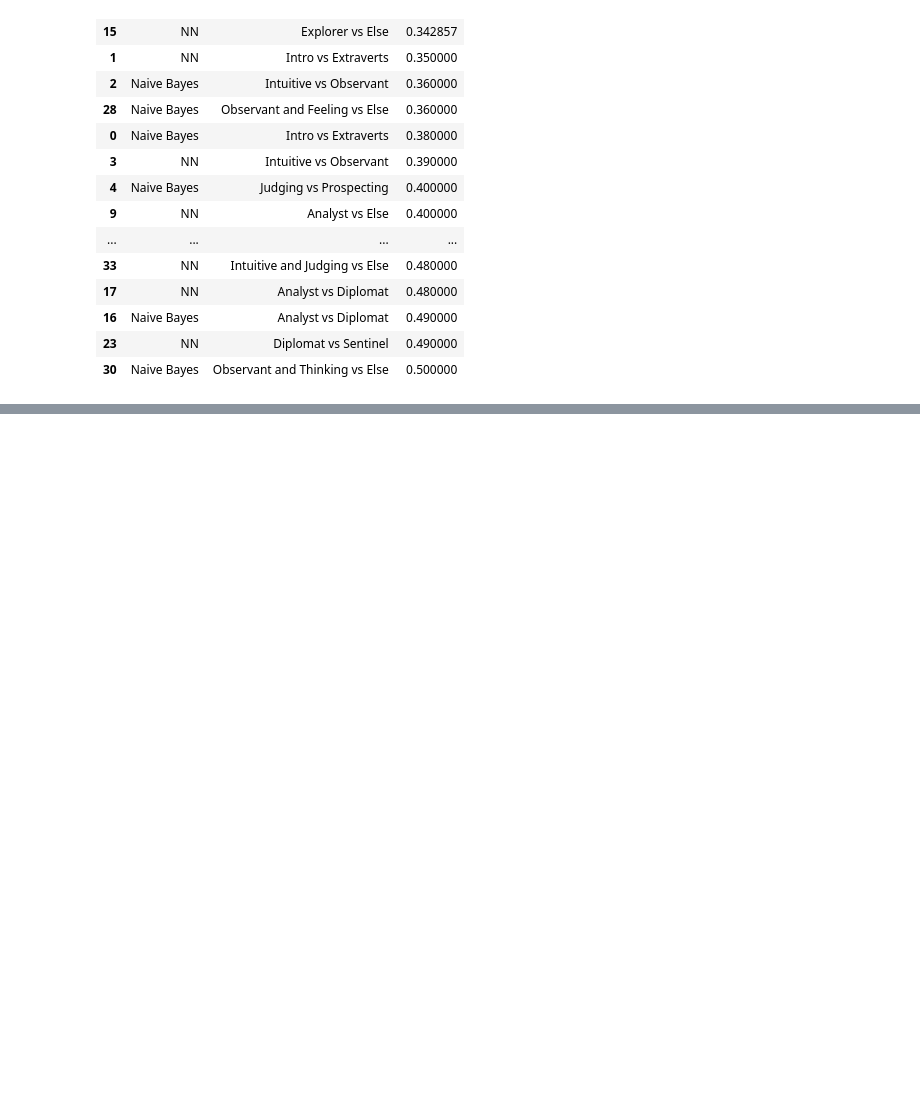
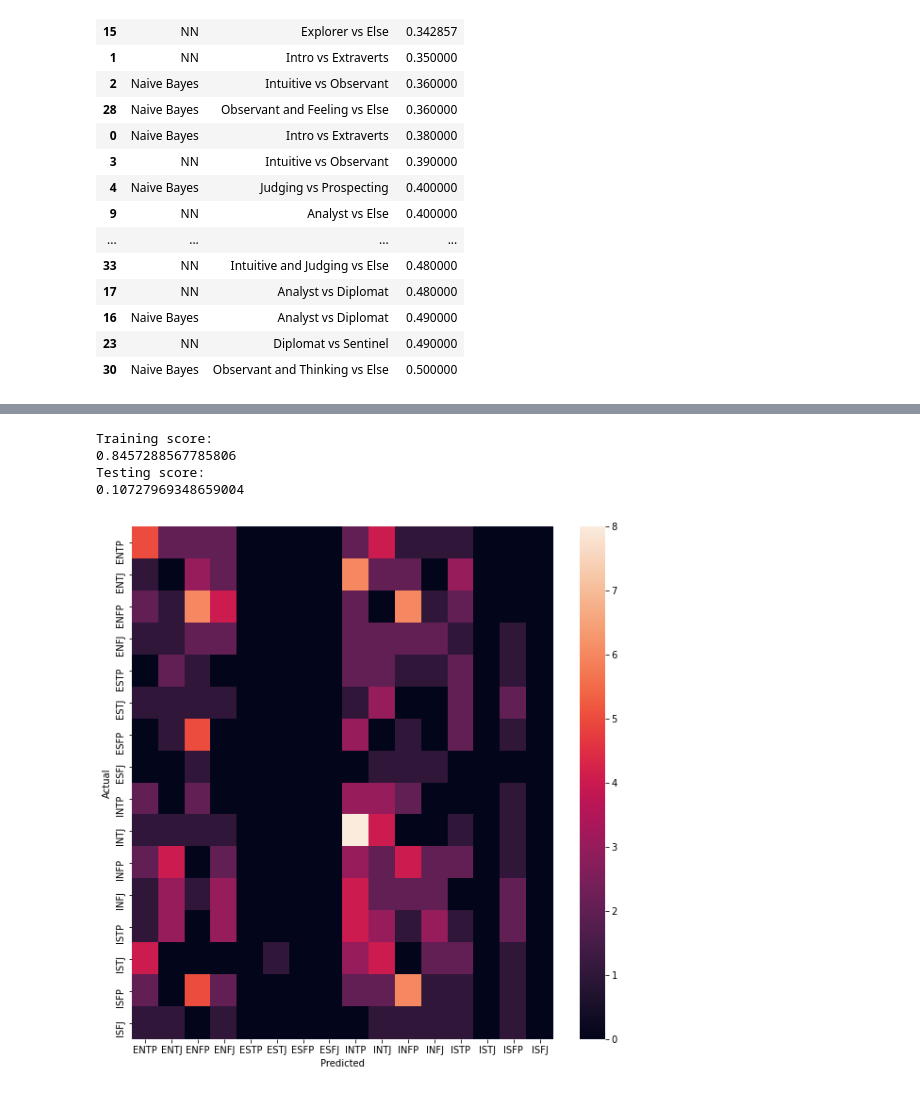
Before and after one commit to egemenpamukcu/Content-Analysis-Final-Project, a Jupyter notebook: SH_FINAL_Classifiers.ipynb, the cells around one changed output, grey strips where cells are left out. Cells and saved outputs as stored; diff of their text form; code cells hidden in the pictures; blank space fills up the shorter version.

```diff
--- a/SH_FINAL_Classifiers.ipynb
+++ b/SH_FINAL_Classifiers.ipynb
@@ -967,0 +1146,10 @@ results_df.sort_values(by='TestError')
+# %%
+even_df200 = create_even_df(p_tweetsDF, list_16_p_types, 200, 'type')
+
+multiNB(even_df200, 0.1, 'type', list_16_p_types)
+# %% [output]
+Training score:
+0.8457288567785806
+Testing score:
+0.10727969348659004
+[figure, added]
```
Also changed, not shown: parts of 23 cells of this notebook.
